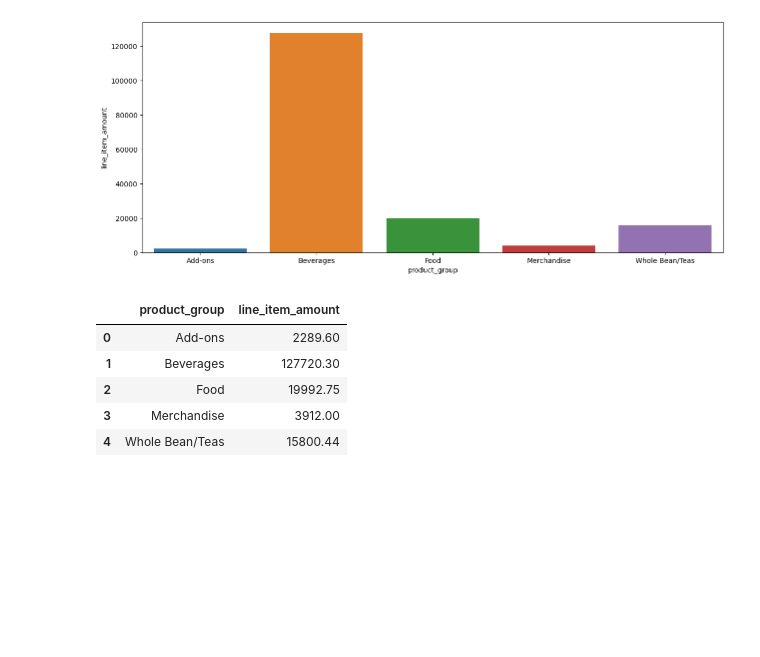
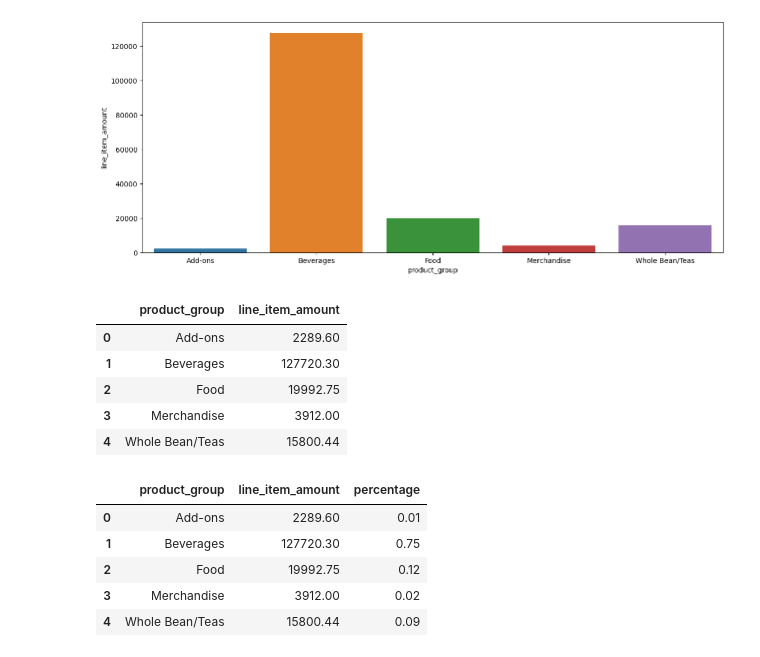
Before and after one commit to coffee-shop-analysis/coffee_project, a Jupyter notebook: explore_j.ipynb, the cells around one changed output. Drawn from its saved outputs; the diff is of its cells as text; code cells hidden in the pictures; blank space fills up the shorter version.

```diff
--- a/explore_j.ipynb
+++ b/explore_j.ipynb
@@ -278,3 +278,17 @@ group_sums
 | 2 | Food | 19992.75 |
 | 3 | Merchandise | 3912.00 |
 | 4 | Whole Bean/Teas | 15800.44 |
+# %%
+total_amount = group_sums['line_item_amount'].sum()
+
+# Calculate the percentage for each product_group
+group_sums['percentage'] = round((group_sums['line_item_amount'] / total_amount), 2)
+# %%
+group_sums
+# %% [output]
+|  | product_group | line_item_amount | percentage |
+| 0 | Add-ons | 2289.60 | 0.01 |
+| 1 | Beverages | 127720.30 | 0.75 |
+| 2 | Food | 19992.75 | 0.12 |
+| 3 | Merchandise | 3912.00 | 0.02 |
+| 4 | Whole Bean/Teas | 15800.44 | 0.09 |
```
